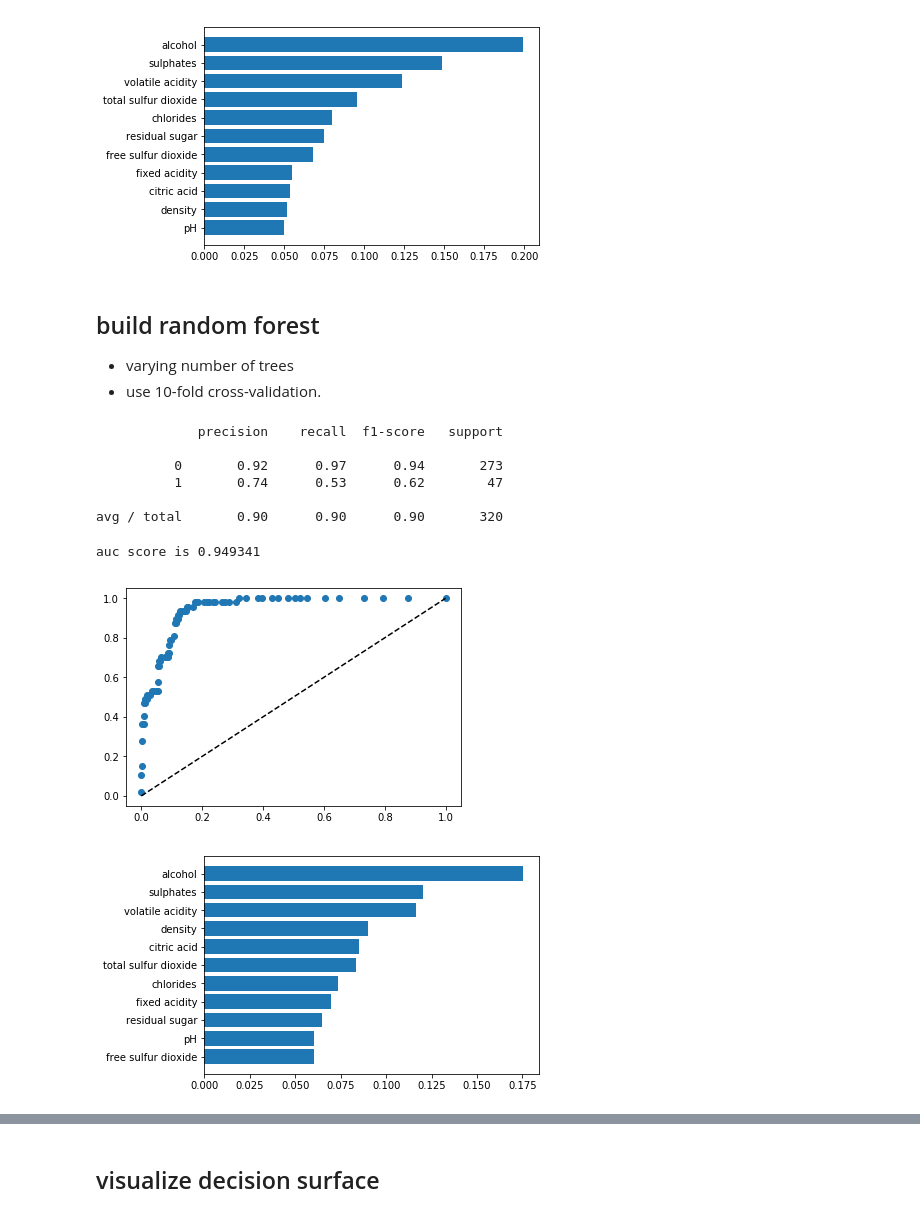
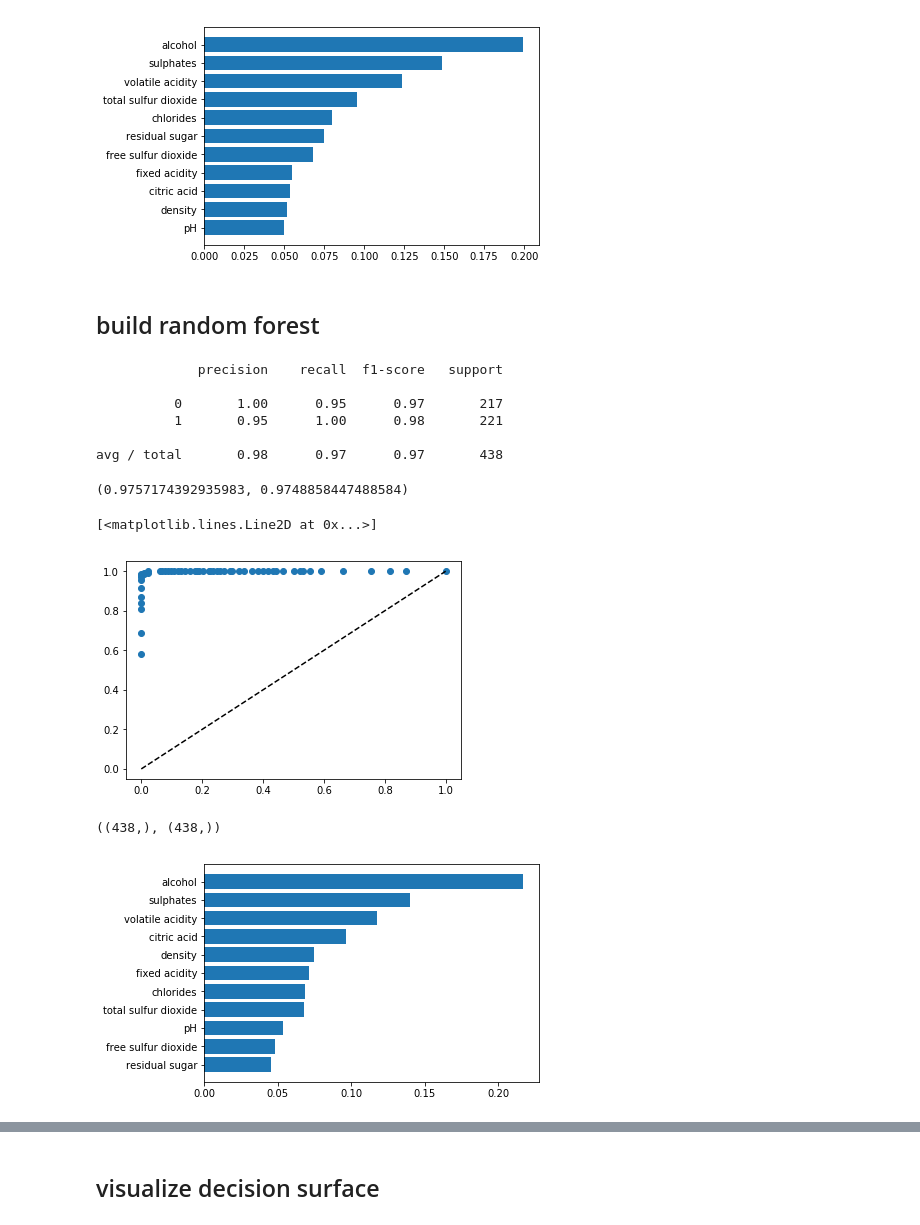
Before and after one commit to yongsingyou/wine-quality, a Jupyter notebook: wine quality.ipynb, the cells around one changed output, grey strips where cells are left out. Cells and saved outputs as stored; diff of their text form; code cells hidden in the pictures.

```diff
--- a/wine quality.ipynb
+++ b/wine quality.ipynb
@@ -165,0 +177,5 @@ X = sc.fit_transform(dfx)
+# %%
+# set aside test set
+df_test = df.sample(frac = 0.2,random_state=1)
+df_train_dev = df.drop(df_test.index)
+df_test.shape,df_train_dev.shape
@@ -165,0 +184,17 @@ X = sc.fit_transform(dfx)
+# %%
+# make the train_dev data set balance.
+from sklearn.utils import resample
+
+
+df_majority = df_train_dev[df_train_dev.quality==0]
+df_minority = df_train_dev[df_train_dev.quality==1]
+
+# Upsample minority class
+df_minority_upsampled = resample(df_minority,
+                                 replace=True,     # sample with replacement
+                                 n_samples=df_majority.shape[0],    # to match majority class
+                                 random_state=123) # reproducible results
+# %%
+# check the number
+df_upsampled = pd.concat([df_majority, df_minority_upsampled])
+df_upsampled.quality.value_counts()
@@ -166,3 +205,4 @@ X = sc.fit_transform(dfx)
 # %%
 from sklearn.model_selection import train_test_split
-X_train,X_test,y_train,y_test=train_test_split(X,Y,test_size=0.2, random_state = 42)
+
+X_train,X_dev,y_train,y_dev=train_test_split(df_upsampled.iloc[:,:-1],df_upsampled.iloc[:,-1],test_size=0.2, random_state = 42)
@@ -204,8 +244,6 @@ plt.show()
 [figure]
 # %% [markdown]
 ## build random forest
-- varying number of trees
-- use 10-fold cross-validation.
 # %%
 from sklearn.ensemble import RandomForestClassifier
 from sklearn.cross_validation import cross_val_score
@@ -213,34 +251,45 @@ from sklearn.metrics import classification_report
 # %%
 random_clf = RandomForestClassifier(n_estimators=200)
 random_clf.fit(X_train, y_train)
-pred_random_clf = random_clf.predict(X_test)
-print(classification_report(y_test, pred_random_clf))
+pred_random_clf = random_clf.predict(X_dev)
+print(classification_report(y_dev, pred_random_clf))
 # %% [output]
              precision    recall  f1-score   support
 
-          0       0.92      0.97      0.94       273
-          1       0.74      0.53      0.62        47
+          0       1.00      0.95      0.97       217
+          1       0.95      1.00      0.98       221
 
-avg / total       0.90      0.90      0.90       320
+avg / total       0.98      0.97      0.97       438
+# %%
+from sklearn.metrics import f1_score,accuracy_score
+
+
+f1_score(y_dev, pred_random_clf),accuracy_score(y_dev, pred_random_clf)
+# %% [output]
+(0.9757174392935983, 0.9748858447488584)
 # %%
-prob_random_clf = random_clf.predict_proba(X_test)
+prob_random_clf = random_clf.predict_proba(X_dev)
 
-fpr_grd, tpr_grd, _ = roc_curve(y_test, prob_random_clf[:,1])
+fpr_grd, tpr_grd, _ = roc_curve(y_dev, prob_random_clf[:,1])
 plt.plot(fpr_grd,tpr_grd,'o')
 plt.plot([0, 1], [0, 1], 'k--')
 
-auc_score = roc_auc_score(y_test, pred_random_clf[:,1])
-print('auc score is %f'% auc_score)
+#auc_score = roc_auc_score(y_dev, pred_random_clf[:,1])
+#print('auc score is %f'% auc_score)
 # %% [output]
-auc score is 0.949341
+[<matplotlib.lines.Line2D at 0x...>]
-[figure, old version]
+[figure, new version]
+# %%
+prob_random_clf[:,1].shape, y_dev.shape
+# %% [output]
+((438,), (438,))
 # %%
 # identifying the most important factors.
 list_importance = random_clf.feature_importances_
-list_name = dfx.columns
+list_name = X_train.columns
 list_importance, list_name = zip(*sorted(zip(list_importance, list_name)))
 plt.barh(range(len(list_importance)),list_importance)
 plt.yticks(range(len(list_name)),list_name)
 plt.show()
 # %% [output]
-[figure, old version]
+[figure, new version]
```
Also changed, not shown: parts of 28 cells of this notebook.
